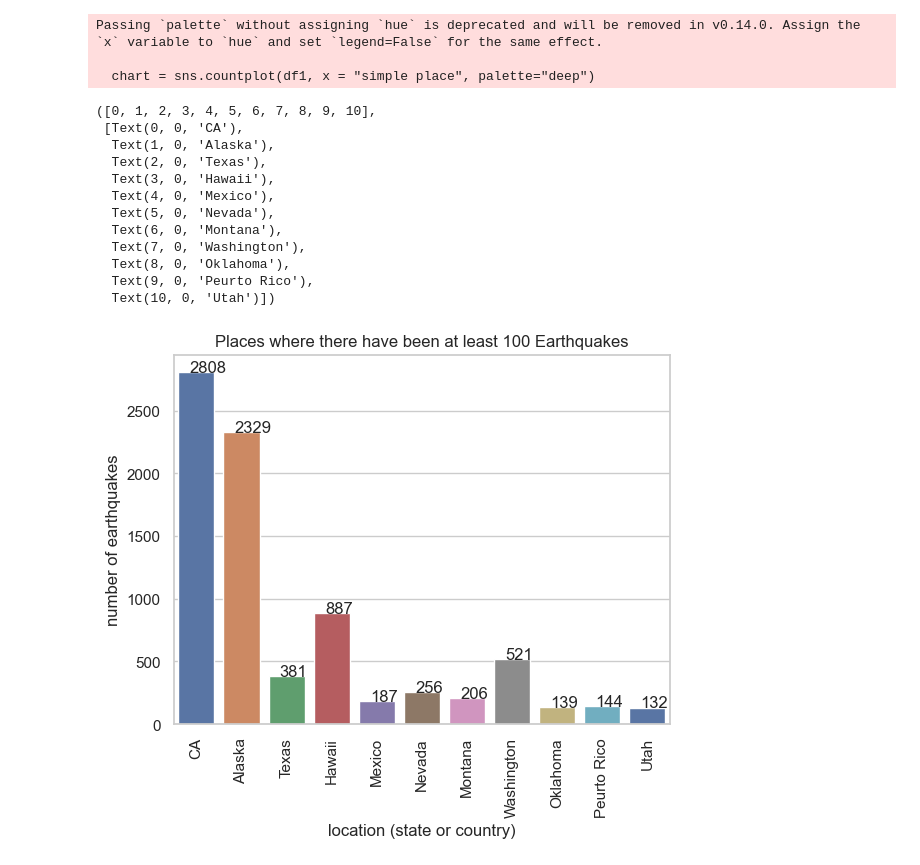
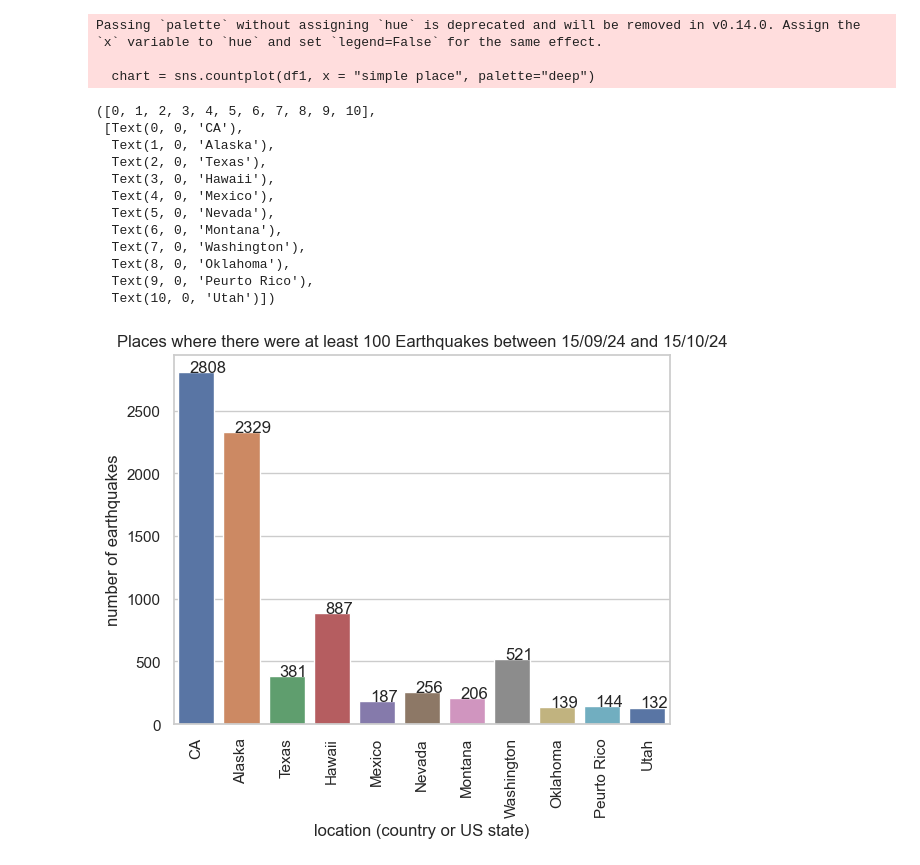
Before and after one commit to rulawrence/TDARuby, a Jupyter notebook: earthquakes.ipynb, the cells around one changed output. Saved outputs shown, nothing was run; the diff lists cells and outputs as text; code cells hidden in the pictures.

```diff
--- a/earthquakes.ipynb
+++ b/earthquakes.ipynb
@@ -49,36 +49,36 @@ df["simple place"] = df["place"].apply(simpleplace)
 
 # deleting rows where place shows up < 100 times
 multi = df["simple place"].value_counts() >= 100
 df1 = df[df["simple place"].isin(multi[multi].index)]
 
 # checking how many earthquakes in each PLACE
 df1["simple place"].value_counts()
 
 # creating a bar chart -- PLACE
 chart = sns.countplot(df1, x = "simple place", palette="deep")
 for p in chart.patches:
    chart.annotate('{:.0f}'.format(p.get_height()), (p.get_x()+0.25, p.get_height()+0.01))
-plt.title("Places where there have been at least 100 Earthquakes")
+plt.title("Places where there were at least 100 Earthquakes between 15/09/24 and 15/10/24")
 plt.ylabel("number of earthquakes")
-plt.xlabel("location (state or country)")
+plt.xlabel("location (country or US state)")
 plt.xticks(rotation=90)
 # %% [output]
 Passing `palette` without assigning `hue` is deprecated and will be removed in v0.14.0. Assign the `x` variable to `hue` and set `legend=False` for the same effect.
 
   chart = sns.countplot(df1, x = "simple place", palette="deep")
 ([0, 1, 2, 3, 4, 5, 6, 7, 8, 9, 10],
  [Text(0, 0, 'CA'),
   Text(1, 0, 'Alaska'),
   Text(2, 0, 'Texas'),
   Text(3, 0, 'Hawaii'),
   Text(4, 0, 'Mexico'),
   Text(5, 0, 'Nevada'),
   Text(6, 0, 'Montana'),
   Text(7, 0, 'Washington'),
   Text(8, 0, 'Oklahoma'),
   Text(9, 0, 'Peurto Rico'),
   Text(10, 0, 'Utah')])
-[figure, old version]
+[figure, new version]
 # %%
 import matplotlib.pyplot as plt
 import numpy as np
```
Also changed, not shown: parts of 2 cells of this notebook.
